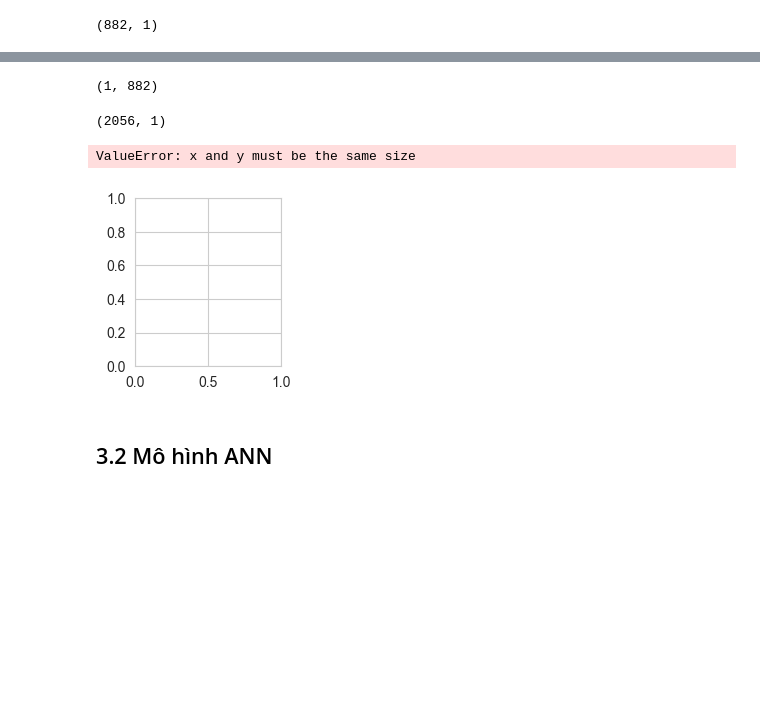
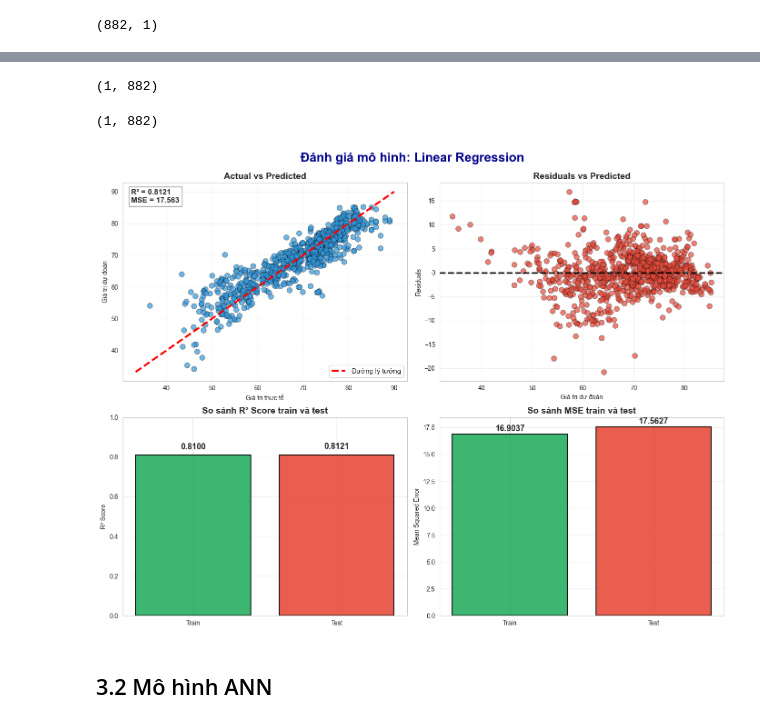
Before and after one commit to dinhtienn/life-expectancy-prediction, a Jupyter notebook: src/source.ipynb, the cells around one changed output, grey strips where cells are left out. Cells and saved outputs as stored; diff of their text form; code cells hidden in the pictures; blank space fills up the shorter version.

```diff
--- a/src/source.ipynb
+++ b/src/source.ipynb
@@ -763,16 +758,15 @@ def evaluate(title,y_test, y_pred_test, test_r2, test_mse, train_r2, train_mse):
-# %%
-y_test_T.shape
-# %% [output]
-(1, 882)
-# %%
-predict_gd.shape
-# %% [output]
-(2056, 1)
+# %%
+y_test_T.shape
+# %% [output]
+(1, 882)
+# %%
+predict_gd.T.shape
+# %% [output]
+(1, 882)
 # %%
-evaluate("Linear_Regression", y_test_T, predict_gd, r2_val_gd, mse_val_gd, r2_train_gd, mse_train_gd)
+evaluate("Linear Regression", y_test_T, predict_gd.T, r2_train_gd, r2_val_gd, mse_train_gd, mse_val_gd)
 # %% [output]
-ValueError: x and y must be the same size
-[figure, old version]
+[figure, new version]
 # %% [markdown]
 ## 3.2 Mô hình ANN
 # %% [markdown]
```
Also changed, not shown: parts of 9 cells of this notebook.
